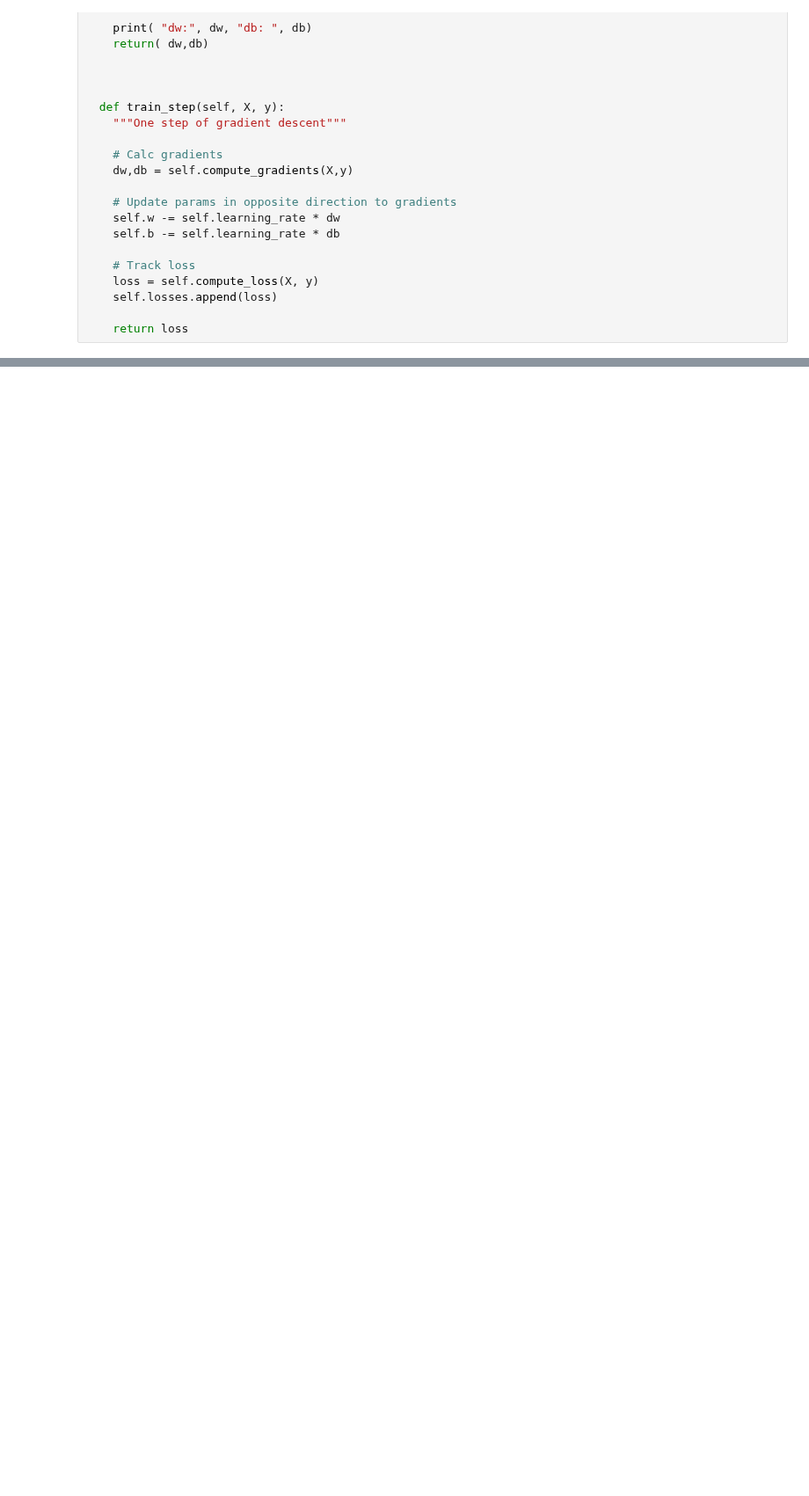
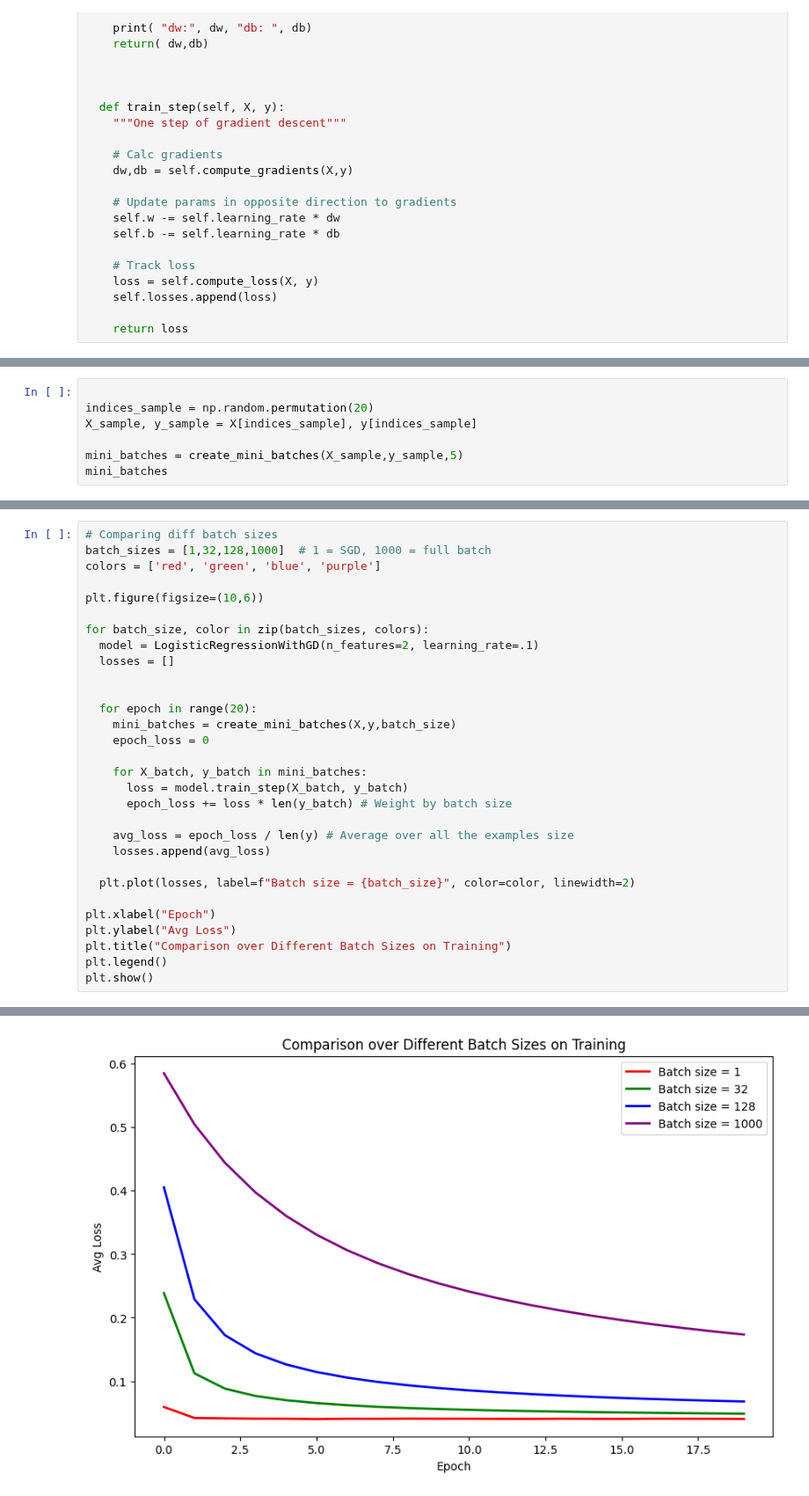
Before and after one commit to bltzr75/Practices_with_Speech_and_Language_Processing_Jurafsky_and_Martin, a Jupyter notebook: 5/Chapter_5.ipynb, the cells around one changed output, grey strips where cells are left out. Shown at 88% size. Saved outputs shown, nothing was run; the diff lists cells and outputs as text; blank space fills up the shorter version.

```diff
--- a/5/Chapter_5.ipynb
+++ b/5/Chapter_5.ipynb
@@ -387,0 +413,7 @@ S
+# %%
+
+indices_sample = np.random.permutation(20)
+X_sample, y_sample = X[indices_sample], y[indices_sample]
+
+mini_batches = create_mini_batches(X_sample,y_sample,5)
+mini_batches
@@ -387,0 +439,31 @@ S
+# %%
+# Comparing diff batch sizes
+batch_sizes = [1,32,128,1000]  # 1 = SGD, 1000 = full batch
+colors = ['red', 'green', 'blue', 'purple']
+
+plt.figure(figsize=(10,6))
+
+for batch_size, color in zip(batch_sizes, colors):
+  model = LogisticRegressionWithGD(n_features=2, learning_rate=.1)
+  losses = []
+
+
+  for epoch in range(20):
+    mini_batches = create_mini_batches(X,y,batch_size)
+    epoch_loss = 0
+
+    for X_batch, y_batch in mini_batches:
+      loss = model.train_step(X_batch, y_batch)
+      epoch_loss += loss * len(y_batch) # Weight by batch size
+
+    avg_loss = epoch_loss / len(y) # Average over all the examples size
+    losses.append(avg_loss)
+
+  plt.plot(losses, label=f"Batch size = {batch_size}", color=color, linewidth=2)
+
+plt.xlabel("Epoch")
+plt.ylabel("Avg Loss")
+plt.title("Comparison over Different Batch Sizes on Training")
+plt.legend()
+plt.show()
+# %% [output]
@@ -387,0 +487 @@ S
+[figure, added]
```
Also changed, not shown: parts of 13 cells of this notebook, 1 other file.
